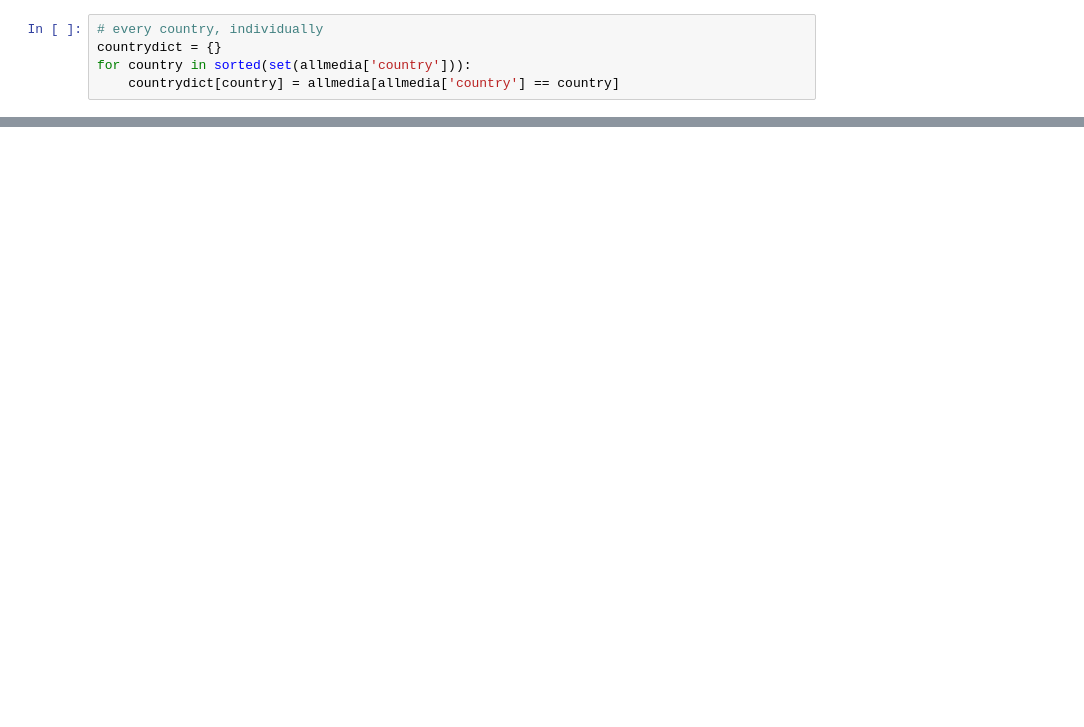
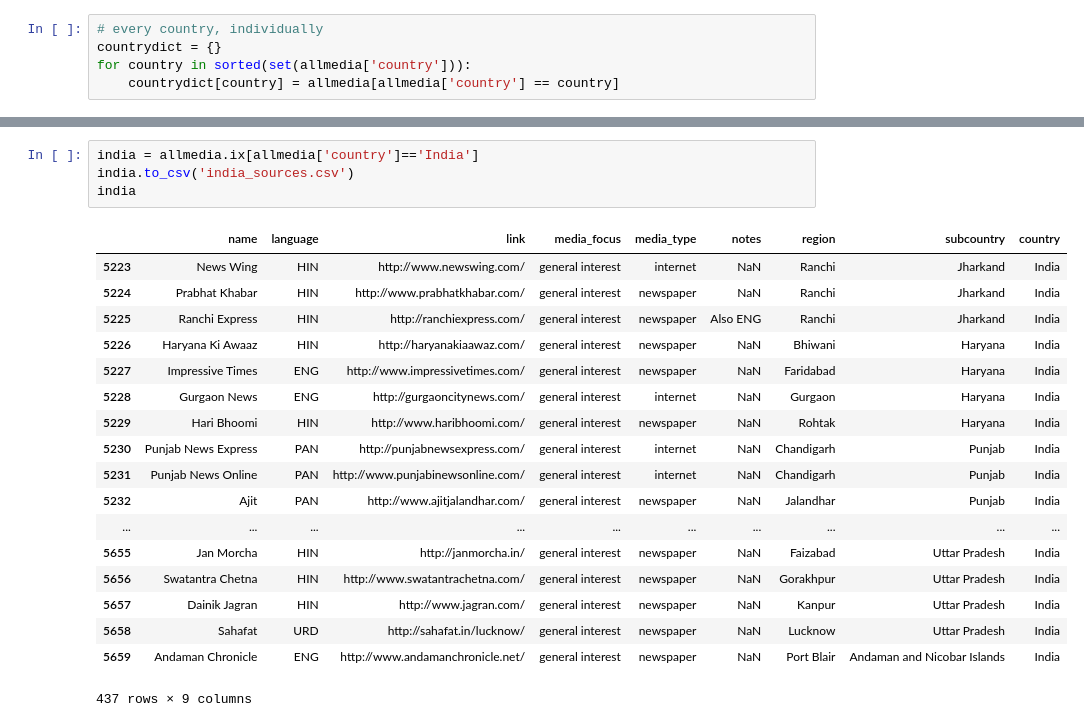
Before and after one commit to allanko/abyznewslinks-scraper, a Jupyter notebook: sandbox.ipynb, the cells around one changed output, grey strips where cells are left out. Saved outputs shown, nothing was run; the diff lists cells and outputs as text; blank space fills up the shorter version.

```diff
--- a/sandbox.ipynb
+++ b/sandbox.ipynb
@@ -86,0 +112,23 @@ show(p)
+# %%
+india = allmedia.ix[allmedia['country']=='India']
+india.to_csv('india_sources.csv')
+india
+# %% [output]
+|  | name | language | link | media_focus | media_type | notes | region | subcountry | country |
+| 5223 | News Wing | HIN | http://www.newswing.com/ | general interest | internet | NaN | Ranchi | Jharkand | India |
+| 5224 | Prabhat Khabar | HIN | http://www.prabhatkhabar.com/ | general interest | newspaper | NaN | Ranchi | Jharkand | India |
+| 5225 | Ranchi Express | HIN | http://ranchiexpress.com/ | general interest | newspaper | Also ENG | Ranchi | Jharkand | India |
+| 5226 | Haryana Ki Awaaz | HIN | http://haryanakiaawaz.com/ | general interest | newspaper | NaN | Bhiwani | Haryana | India |
+| 5227 | Impressive Times | ENG | http://www.impressivetimes.com/ | general interest | newspaper | NaN | Faridabad | Haryana | India |
+| 5228 | Gurgaon News | ENG | http://gurgaoncitynews.com/ | general interest | internet | NaN | Gurgaon | Haryana | India |
+| 5229 | Hari Bhoomi | HIN | http://www.haribhoomi.com/ | general interest | newspaper | NaN | Rohtak | Haryana | India |
+| 5230 | Punjab News Express | PAN | http://punjabnewsexpress.com/ | general interest | internet | NaN | Chandigarh | Punjab | India |
+| 5231 | Punjab News Online | PAN | http://www.punjabinewsonline.com/ | general interest | internet | NaN | Chandigarh | Punjab | India |
+| 5232 | Ajit | PAN | http://www.ajitjalandhar.com/ | general interest | newspaper | NaN | Jalandhar | Punjab | India |
+| ... | ... | ... | ... | ... | ... | ... | ... | ... | ... |
+| 5655 | Jan Morcha | HIN | http://janmorcha.in/ | general interest | newspaper | NaN | Faizabad | Uttar Pradesh | India |
+| 5656 | Swatantra Chetna | HIN | http://www.swatantrachetna.com/ | general interest | newspaper | NaN | Gorakhpur | Uttar Pradesh | India |
+| 5657 | Dainik Jagran | HIN | http://www.jagran.com/ | general interest | newspaper | NaN | Kanpur | Uttar Pradesh | India |
+| 5658 | Sahafat | URD | http://sahafat.in/lucknow/ | general interest | newspaper | NaN | Lucknow | Uttar Pradesh | India |
+| 5659 | Andaman Chronicle | ENG | http://www.andamanchronicle.net/ | general interest | newspaper | NaN | Port Blair | Andaman and Nicobar Islands | India |
+437 rows × 9 columns
```
Also changed, not shown: parts of 5 cells of this notebook, 1 other file.
